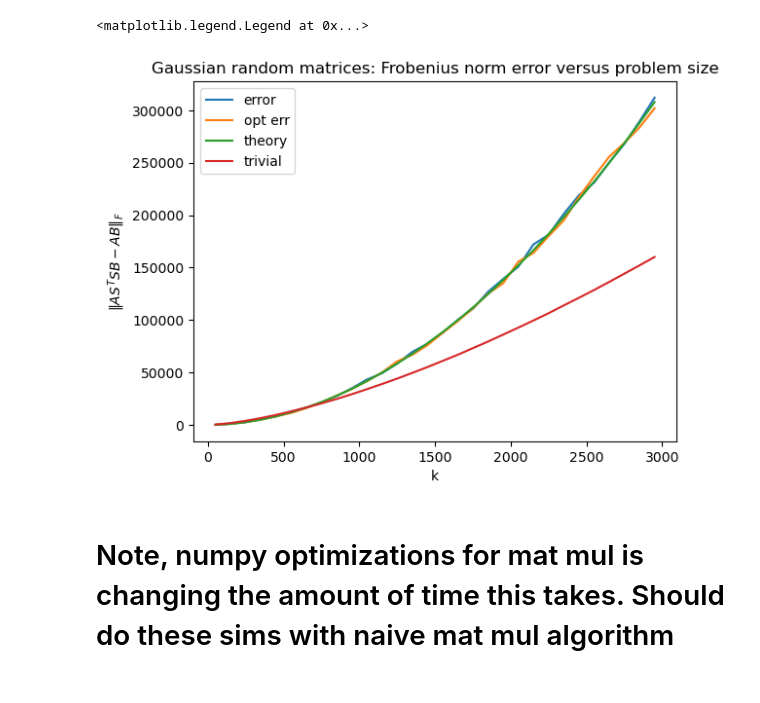
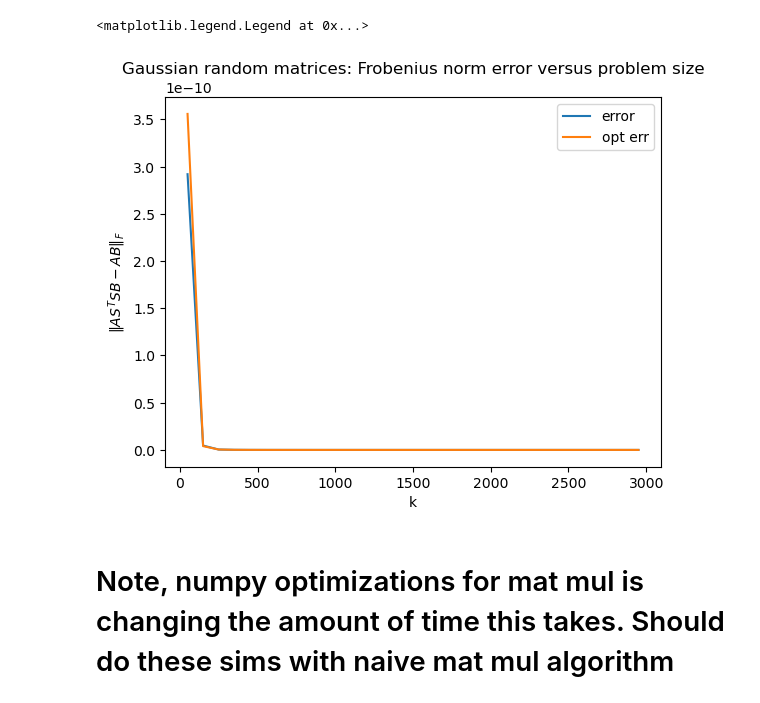
Before and after one commit to bhdsc/rNLA, a Jupyter notebook: matrix_mul.ipynb, the cells around one changed output. Cells and saved outputs as stored; diff of their text form; code cells hidden in the pictures.

```diff
--- a/matrix_mul.ipynb
+++ b/matrix_mul.ipynb
@@ -24,8 +24,8 @@ def gen_opt_weights(A, B):
     assert A.shape == B.shape
     w = []
     for i in range(len(A)):
-        Af = np.linalg.norm(A[i])
-        Bf = np.linalg.norm(B[:, i])
+        Af = np.linalg.norm(A[:, i])
+        Bf = np.linalg.norm(B[i])
         w.append(Af*Bf)
     w = np.array(w)
     return w/(np.sum(w))
@@ -36,7 +36,6 @@ def sketched_mat_mul_w(A, B, d, w):
 
 def sketched_mat_mul(A, B, d):
     w = gen_opt_weights(A, B)
-
     indices = np.random.choice(np.arange(len(A)), d, p = w)
     return sample_submatrix_row(A, indices)@np.diag(np.reciprocal(d*w[indices]))@sample_submatrix_col(B, indices)
 # %%
@@ -96,25 +95,27 @@ def do_sims(Ks, gen_method):
         B_frob_norm = np.linalg.norm(B)
         D_frob_norm = np.linalg.norm(D)
 
-        theory_errs.append(math.sqrt(np.sum([np.linalg.norm(A[:, i])*np.linalg.norm(B[i]) for i in range(0, k)])**2/d - D_frob_norm**2/d)) #Check rows/columns
+        theory_errs.append((np.sum([np.linalg.norm(A[:, i])*np.linalg.norm(B[i]) for i in range(0, k)])**2/d)) #Check rows/columns
 
-        prod_frob_norms.append(D_frob_norm)
+        prod_frob_norms.append(D_frob_norm**2)
         A_frob_norms.append(A_frob_norm)
         B_frob_norms.append(B_frob_norm)
-        errs.append(np.linalg.norm(C1 - D))
-        opt_errs.append(np.linalg.norm(C2 - D))
+        errs.append(np.linalg.norm(C1 - D)**2)
+        opt_errs.append(np.linalg.norm(C2 - D)**2)
 
     return {"opt_errs": opt_errs, "errs": errs, "product norms": prod_frob_norms, "A norms": A_frob_norms, "B norms": B_frob_norms, "theory": theory_errs, "C times": C_times, "D times": D_times}
 # %%
 def gaussian_matrix(k):
-    return np.random.normal(0, 1, k**2).reshape(k, k)
+    return np.random.normal(0, 1/(k**2), k**2).reshape(k, k)
 
 def arange_matrix(k):
-    return np.arange(0, k**2).reshape(k, k)
+    A = np.arange(0, k**2).reshape(k, k)
+    return A/np.linalg.norm(A)
 
 from scipy.stats import ortho_group
 def scale_and_rotate(k):
-    return ortho_group.rvs(k)@np.diag(np.ones(k)/math.sqrt(k))
+    A = ortho_group.rvs(k)
+    return A/np.linalg.norm(A)
 
 import random
 from itertools import combinations
@@ -137,6 +138,12 @@ def ring_graph_laplacian(k):
     A[-1][0] = -1
     A[0][-1] = -1
     return A
+
+def ones(k):
+    return np.ones(k**2).reshape(k, k)
+
+def left_heavy(k):
+    return np.array([np.ones(k)*(p + 1) for p in range(k)]).T
 # %%
 Ks = np.array([k for k in range(50, 3000, 100)])
 gaussian_sims = do_sims(Ks, gaussian_matrix)
@@ -151,17 +162,17 @@ laplacian_sims = do_sims(Ks, random_laplacian)
 # %%
 plt.title("Gaussian random matrices: Frobenius norm error versus problem size")
 plt.ylabel("$\|AS^TSB - AB\|_F$")
 plt.xlabel("k")
 plt.plot(Ks, gaussian_sims["errs"], label = "error")
 plt.plot(Ks, gaussian_sims["opt_errs"], label = "opt err")
-plt.plot(Ks, gaussian_sims["theory"], label = "theory")
-plt.plot(Ks, gaussian_sims["product norms"], label = "trivial")
+# plt.plot(Ks, gaussian_sims["theory"], label = "theory")
+# plt.plot(Ks, gaussian_sims["product norms"], label = "trivial")
 
 
 plt.legend()
 # %% [output]
 <matplotlib.legend.Legend at 0x...>
-[figure, old version]
+[figure, new version]
 # %% [markdown]
 # Note, numpy optimizations for mat mul is changing the amount of time this takes. Should do these sims with naive mat mul algorithm
 # %%
```
Also changed, not shown: parts of 14 cells of this notebook.
